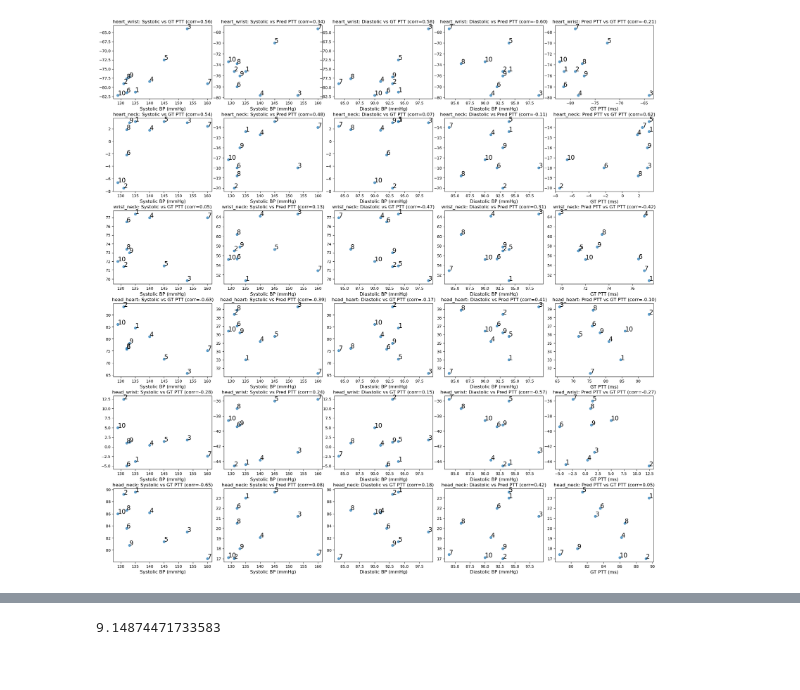
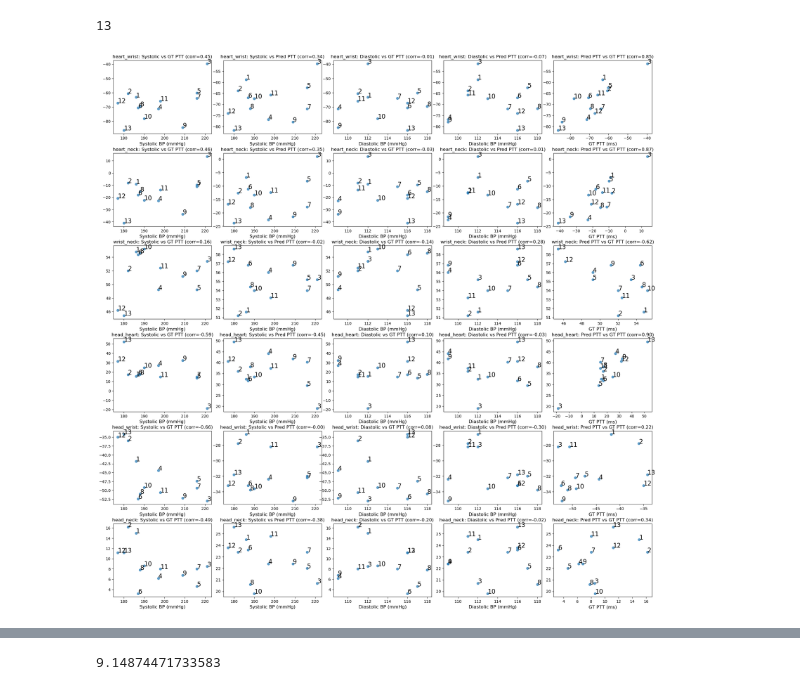
Before and after one commit to kuangyuan-cmu/RadarPulse, a Jupyter notebook: bp_eval_dev copy.ipynb, the cells around one changed output, grey strips where cells are left out. Saved outputs shown, nothing was run; the diff lists cells and outputs as text; code cells hidden in the pictures.

```diff
--- a/bp_eval_dev copy.ipynb
+++ b/bp_eval_dev copy.ipynb
@@ -1,26 +102,10 @@
 # %%
-import pandas as pd
-import matplotlib.pyplot as plt
-import seaborn as sns
-import numpy as np
-
 # Read the CSV file
-df = pd.read_csv('results/bp_eval/fusion_v3/bill_ptt_bp_data.csv')
-# df = pd.read_csv('results/bp_eval/fusion_v1/sean_ptt_bp_data.csv')
-
+# df = pd.read_csv('results/bp_eval/fusion_retrained_early_set2thr/bill_ptt_bp_data.csv')
+df = pd.read_csv('results/bp_eval/fusion_v3/david_ptt_bp_data.csv')
+print(len(df))
 # Add order numbers
 df['order'] = range(1, len(df) + 1)
-
-# Define site pairs
-site_pairs = [
-    'heart_wrist',
-    'heart_neck',
-    'wrist_neck',
-    'head_heart',
-    'head_wrist',
-    'head_neck'
-]
-
 # Create a figure with subplots for each site pair
 num_pairs = len(site_pairs)
 fig, axes = plt.subplots(num_pairs, 5, figsize=(20, 5*num_pairs*2/3))
@@ -32,6 +117,7 @@ for i, site_pair in enumerate(site_pairs):
     pred_col = f'ptt_{site_pair}_pred'
     gt_ptt = df[gt_col]
     pred_ptt = df[pred_col]
+
     # Calculate correlations
     sys_gt_corr = np.corrcoef(df['sys'], gt_ptt)[0,1]
     sys_pred_corr = np.corrcoef(df['sys'], pred_ptt)[0,1]
@@ -58,31 +144,32 @@ for i, site_pair in enumerate(site_pairs):
 
     # Plot diastolic vs ground truth
     axes[i,2].scatter(df['dia'], gt_ptt, alpha=0.7)
     for j, txt in enumerate(df['order']):
         axes[i,2].annotate(txt, (df['dia'].iloc[j], gt_ptt.iloc[j]), fontsize=16)
     axes[i,2].set_title(f'{site_pair}: Diastolic vs GT PTT (corr={dia_gt_corr:.2f})', fontsize=12)
     axes[i,2].set_xlabel('Diastolic BP (mmHg)', fontsize=12)
     # axes[i,2].set_ylabel('PTT (ms)', fontsize=12)
     axes[i,2].tick_params(axis='both', labelsize=10)
 
     # Plot diastolic vs predicted
     axes[i,3].scatter(df['dia'], pred_ptt, alpha=0.7)
     for j, txt in enumerate(df['order']):
         axes[i,3].annotate(txt, (df['dia'].iloc[j], pred_ptt.iloc[j]), fontsize=16)
     axes[i,3].set_title(f'{site_pair}: Diastolic vs Pred PTT (corr={dia_pred_corr:.2f})', fontsize=12)
     axes[i,3].set_xlabel('Diastolic BP (mmHg)', fontsize=12)
     # axes[i,3].set_ylabel('PTT (ms)', fontsize=12)
     axes[i,3].tick_params(axis='both', labelsize=10)
 
     axes[i,4].scatter(gt_ptt, pred_ptt, alpha=0.7)
     for j, txt in enumerate(df['order']):
         axes[i,4].annotate(txt, (gt_ptt.iloc[j], pred_ptt.iloc[j]), fontsize=16)
     axes[i,4].set_title(f'{site_pair}: Pred PTT vs GT PTT (corr={np.corrcoef(pred_ptt, gt_ptt)[0,1]:.2f})', fontsize=12)
     axes[i,4].set_xlabel('GT PTT (ms)', fontsize=12)
     # axes[i,4].set_ylabel('Pred PTT (ms)', fontsize=12)
     axes[i,4].tick_params(axis='both', labelsize=10)
 
 plt.tight_layout(pad=0.25, h_pad=0.25, w_pad=0)
 plt.show()
 # %% [output]
+13
-[figure, old version]
+[figure, new version]
```
Also changed, not shown: parts of 13 cells of this notebook, 19 other files.
